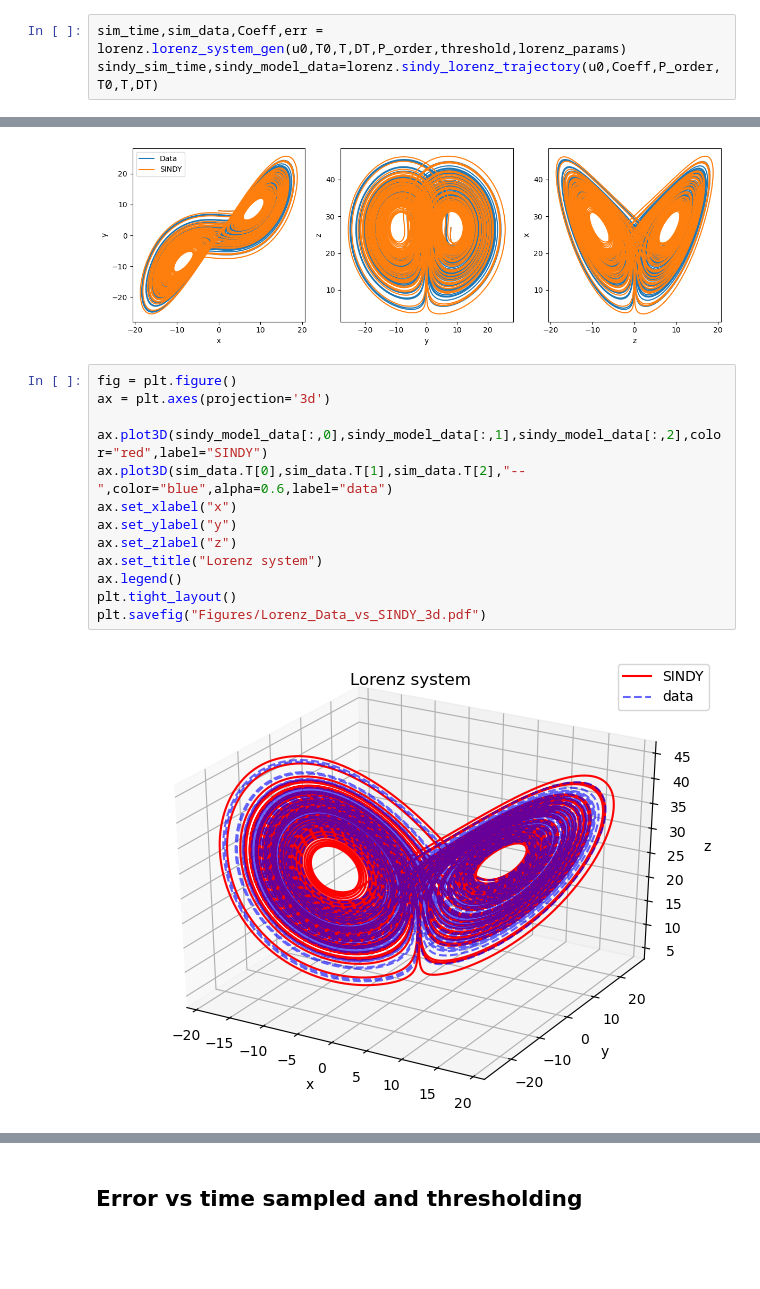
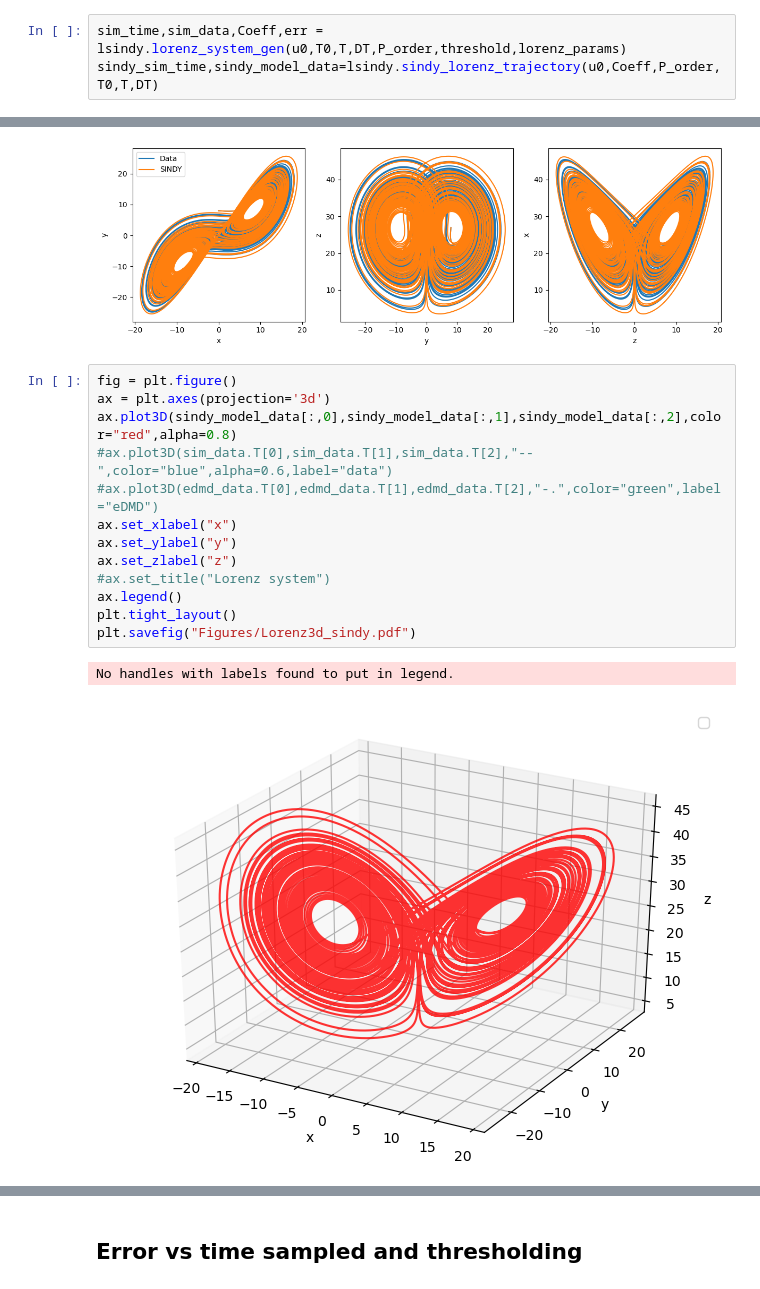
Before and after one commit to pranav-satheesh/PyDynamics, a Jupyter notebook: lorenz_system_analysis.ipynb, the cells around one changed output, grey strips where cells are left out. Drawn from its saved outputs; the diff is of its cells as text; blank space fills up the shorter version.

Commit message:
all plots added

```diff
--- a/lorenz_system_analysis.ipynb
+++ b/lorenz_system_analysis.ipynb
@@ -26,3 +33,3 @@ u0 = np.array([0,8,27])
 # %%
-sim_time,sim_data,Coeff,err = lorenz.lorenz_system_gen(u0,T0,T,DT,P_order,threshold,lorenz_params)
-sindy_sim_time,sindy_model_data=lorenz.sindy_lorenz_trajectory(u0,Coeff,P_order,T0,T,DT)
+sim_time,sim_data,Coeff,err = lsindy.lorenz_system_gen(u0,T0,T,DT,P_order,threshold,lorenz_params)
+sindy_sim_time,sindy_model_data=lsindy.sindy_lorenz_trajectory(u0,Coeff,P_order,T0,T,DT)
@@ -52,15 +120,16 @@ plt.savefig("Figures/lorenz-cross-section-SINDY.pdf")
 # %%
 fig = plt.figure()
 ax = plt.axes(projection='3d')
-
-ax.plot3D(sindy_model_data[:,0],sindy_model_data[:,1],sindy_model_data[:,2],color="red",label="SINDY")
-ax.plot3D(sim_data.T[0],sim_data.T[1],sim_data.T[2],"--",color="blue",alpha=0.6,label="data")
+ax.plot3D(sindy_model_data[:,0],sindy_model_data[:,1],sindy_model_data[:,2],color="red",alpha=0.8)
+#ax.plot3D(sim_data.T[0],sim_data.T[1],sim_data.T[2],"--",color="blue",alpha=0.6,label="data")
+#ax.plot3D(edmd_data.T[0],edmd_data.T[1],edmd_data.T[2],"-.",color="green",label="eDMD")
 ax.set_xlabel("x")
 ax.set_ylabel("y")
 ax.set_zlabel("z")
-ax.set_title("Lorenz system")
+#ax.set_title("Lorenz system")
 ax.legend()
 plt.tight_layout()
-plt.savefig("Figures/Lorenz_Data_vs_SINDY_3d.pdf")
+plt.savefig("Figures/Lorenz3d_sindy.pdf")
 # %% [output]
+No handles with labels found to put in legend.
-[figure, old version]
+[figure, new version]
```
Also changed, not shown: parts of 10 cells of this notebook, 14 other files.
